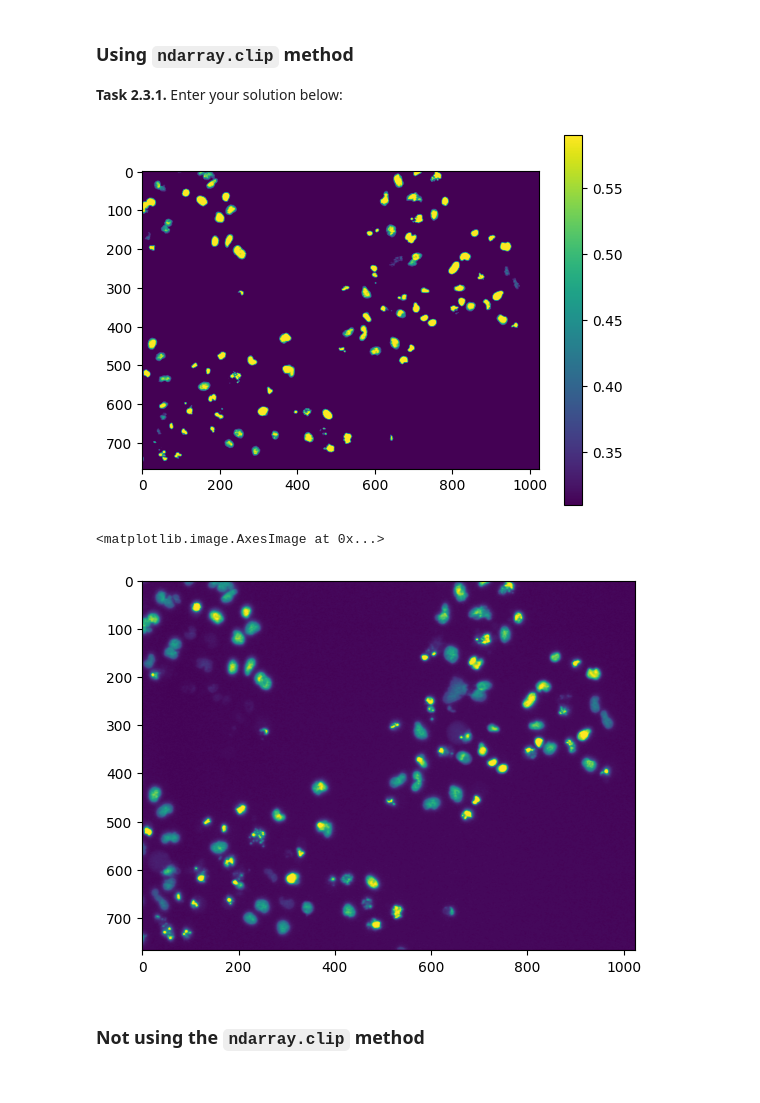
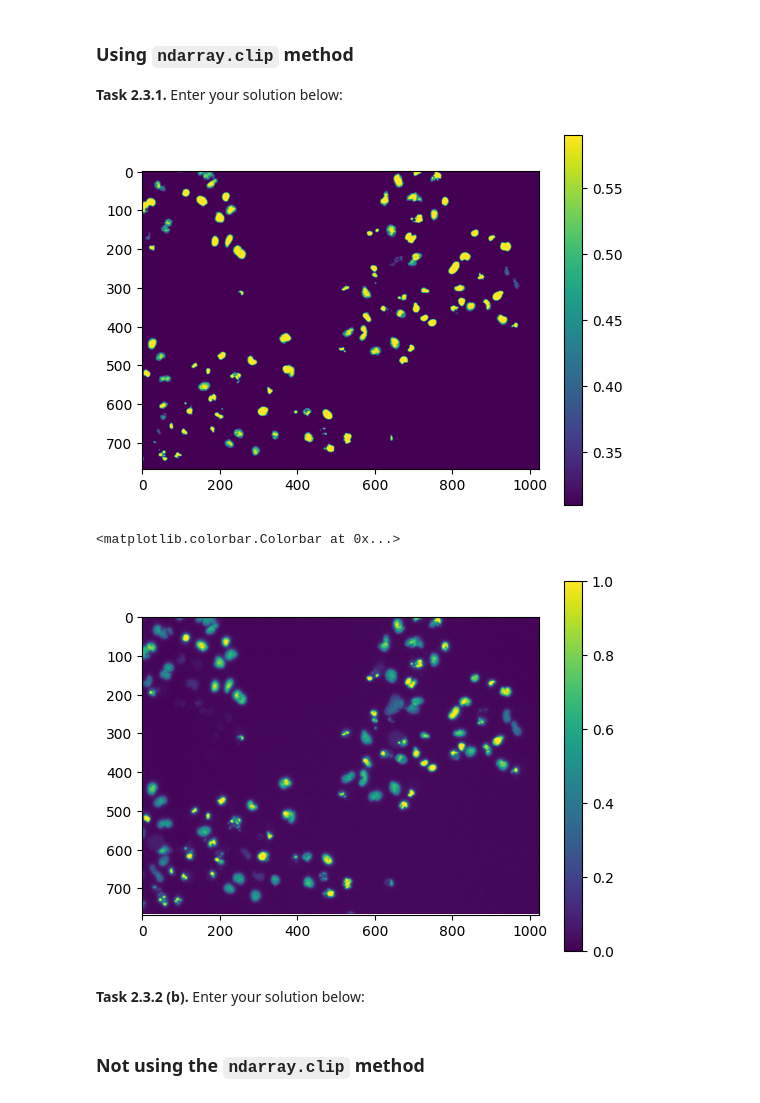
Before and after one commit to PhilippScheulen/mobi-fs3-python, a Jupyter notebook: task2.ipynb, the cells around one changed output. Saved outputs shown, nothing was run; the diff lists cells and outputs as text; code cells hidden in the pictures.

```diff
--- a/task2.ipynb
+++ b/task2.ipynb
@@ -50,13 +48,16 @@ T2 = 0.59
 # %%
 
 plt.imshow(img.clip(0.31,0.59))
 plt.colorbar()
 plt.show()
 plt.imshow(img)
+plt.colorbar()
 # %% [output]
 [figure]
-<matplotlib.image.AxesImage at 0x...>
+<matplotlib.colorbar.Colorbar at 0x...>
-[figure, old version]
+[figure, new version]
+# %% [markdown]
+**<a id="#">Task 2.3.2 (b).</a>** Enter your solution below:
 # %% [markdown]
 ### Not using the `ndarray.clip` method
 # %% [markdown]
```
Also changed, not shown: parts of 4 cells of this notebook.
